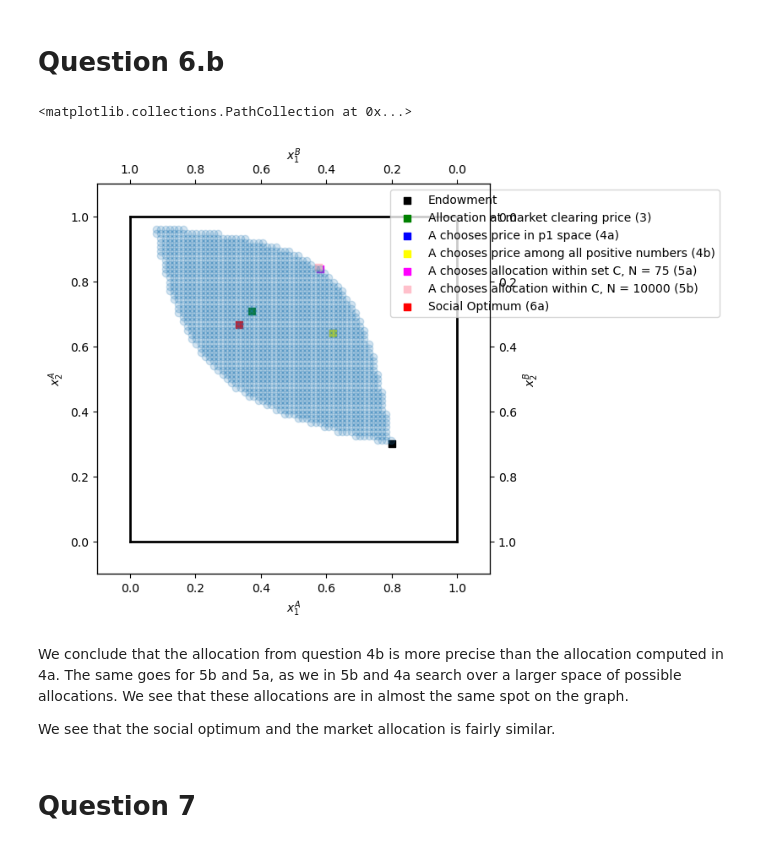
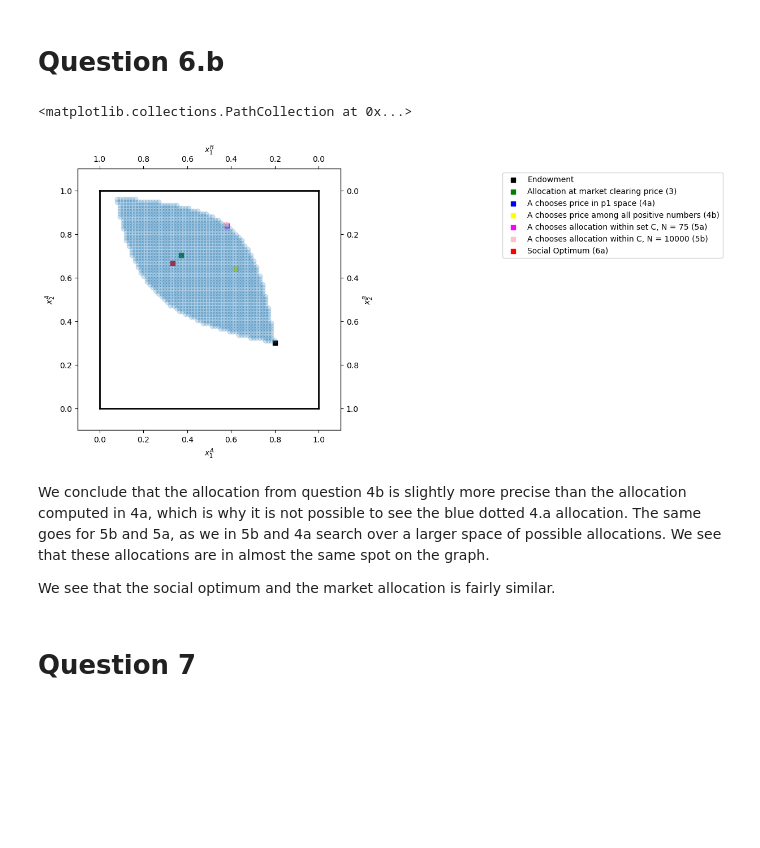
Before and after one commit to NumEconCopenhagen/projects-2024-miguel-og-chris, a Jupyter notebook: inauguralproject/inauguralproject.ipynb, the cells around one changed output. Saved outputs shown, nothing was run; the diff lists cells and outputs as text; code cells hidden in the pictures; blank space fills up the shorter version.

```diff
--- a/inauguralproject/inauguralproject.ipynb
+++ b/inauguralproject/inauguralproject.ipynb
@@ -146,8 +150,11 @@ def function_3():
     p1_best = 0
     best_excess_demand = np.inf
 
+    #Creating a larger price vector to search over, to obtain a more precise resuklt for the market clearing price.
+    p1_vec_positive = np.linspace(0.1, 3, 1000000)
+
     # Looping over prices in P1, and searching for the price that yields the lowest possible excess demand.
-    for p1 in p1_vec:
+    for p1 in p1_vec_positive:
         excess_demand_tuple = EEC.check_market_clearing(p1)
         sum_excess_demand = abs(excess_demand_tuple[0]) + abs(excess_demand_tuple[1])
 
@@ -163,6 +170,10 @@ def function_3():
 
     print("Market clearing price:")
     print(p1_best)
+    print('\n')
+    print('Allocation to consumer A at market clearing price:')
+    print('Good 1: '+ str(x1A))
+    print('Good 2: '+ str(x2A))
     return x1A, x2A
 
 # Storing the allocation for the purpose of plotting later.
@@ -420,37 +456,37 @@ temp = ax_A.twinx()
 temp.set_ylabel("$x_2^B$")
 ax_B = temp.twiny()
 ax_B.set_xlabel("$x_1^B$")
 ax_B.invert_xaxis()
 ax_B.invert_yaxis()
 
 # We plot all the allocations computed in previous questions:
 ax_A.scatter(par.w1A,par.w2A,marker='s',color='black',label='Endowment')
 ax_A.scatter(allocation_3[0], allocation_3[1],marker='s',color='green',label='Allocation at market clearing price (3)')
 ax_A.scatter(allocation_4a[0], allocation_4a[1],marker='s',color='blue',label='A chooses price in p1 space (4a)')
 ax_A.scatter(allocation_4b[0], allocation_4b[1],marker='s',color='yellow',label='A chooses price among all positive numbers (4b)')
 ax_A.scatter(allocation_5a[0], allocation_5a[1],marker='s',color='magenta',label='A chooses allocation within set C, N = 75 (5a)')
 ax_A.scatter(allocation_5b[0], allocation_5b[1],marker='s',color='pink',label='A chooses allocation within C, N = 10000 (5b)')
 ax_A.scatter(allocation_6a[0], allocation_6a[1],marker='s',color='red',label='Social Optimum (6a)')
 
 # limits
 ax_A.plot([0,w1bar],[0,0],lw=2,color='black')
 ax_A.plot([0,w1bar],[w2bar,w2bar],lw=2,color='black')
 ax_A.plot([0,0],[0,w2bar],lw=2,color='black')
 ax_A.plot([w1bar,w1bar],[0,w2bar],lw=2,color='black')
 
 ax_A.set_xlim([-0.1, w1bar + 0.1])
 ax_A.set_ylim([-0.1, w2bar + 0.1])
 ax_B.set_xlim([w1bar + 0.1, -0.1])
 ax_B.set_ylim([w2bar + 0.1, -0.1])
-ax_A.legend(frameon=True,loc='upper right',bbox_to_anchor=(1.6,1.0));
+ax_A.legend(frameon=True,loc='best',bbox_to_anchor=(1.6,1.0));
 
 
 plt.scatter(x1B_edgeworth, x2B_edgeworth, alpha = 0.2)
 # %% [output]
 <matplotlib.collections.PathCollection at 0x...>
-[figure, old version]
+[figure, new version]
 # %% [markdown]
-We conclude that the allocation from question 4b is more precise than the allocation computed in 4a.
+We conclude that the allocation from question 4b is slightly more precise than the allocation computed in 4a, which is why it is not possible to see the blue dotted 4.a allocation.
 The same goes for 5b and 5a, as we in 5b and 4a search over a larger space of possible allocations.
 We see that these allocations are in almost the same spot on the graph.
 
```
Also changed, not shown: parts of 8 cells of this notebook.
